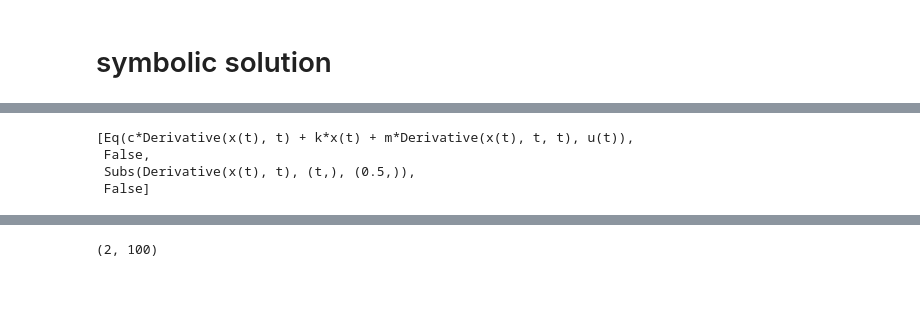
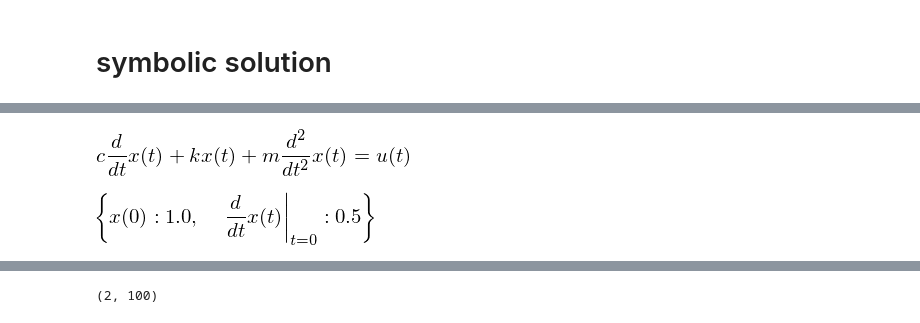
Before and after one commit to hakantiftikci/pyODEIVP4OEM, a Jupyter notebook: purePython/develope_purePython_RK_framework.ipynb, the cells around one changed output, grey strips where cells are left out. Saved outputs shown, nothing was run; the diff lists cells and outputs as text; code cells hidden in the pictures; blank space fills up the shorter version.

```diff
--- a/purePython/develope_purePython_RK_framework.ipynb
+++ b/purePython/develope_purePython_RK_framework.ipynb
@@ -175,4 +182,5 @@ m,c,k,x,t,u = sympy.symbols('m c k x t u')
 # %%
-eqs = [sympy.Eq(m*x(t).diff(t,t)+c*x(t).diff(t)+k*x(t),u(t)),x(0)=1,
-       x(t).diff(t).subs({t:0.5}),
-       x(t).diff(t).subs({t:0})=0.5]
+EQs = sympy.Eq(m*x(t).diff(t,t)+c*x(t).diff(t)+k*x(t),u(t))
+ICs = {x(0): 1.0,
+       x(t).diff(t).subs(t,0) : 0.5}
+#    {f(x0): x1, f(x).diff(x).subs(x, x2): x3} an
@@ -181,10 +187,11 @@ SyntaxError: invalid syntax (<ipython-input-53-a22f27d0ad2b>, line 1)
-# %%
-eqs
-# %% [output]
-[Eq(c*Derivative(x(t), t) + k*x(t) + m*Derivative(x(t), t, t), u(t)),
- False,
- Subs(Derivative(x(t), t), (t,), (0.5,)),
- False]
+# %%
+EQs
+# %% [output]
+[figure, added]
+# %%
+ICs
+# %% [output]
+[figure, added]
 # %%
 x(t).subs({t:0.5})
 # %% [output]
```
Also changed, not shown: parts of 11 cells of this notebook.
